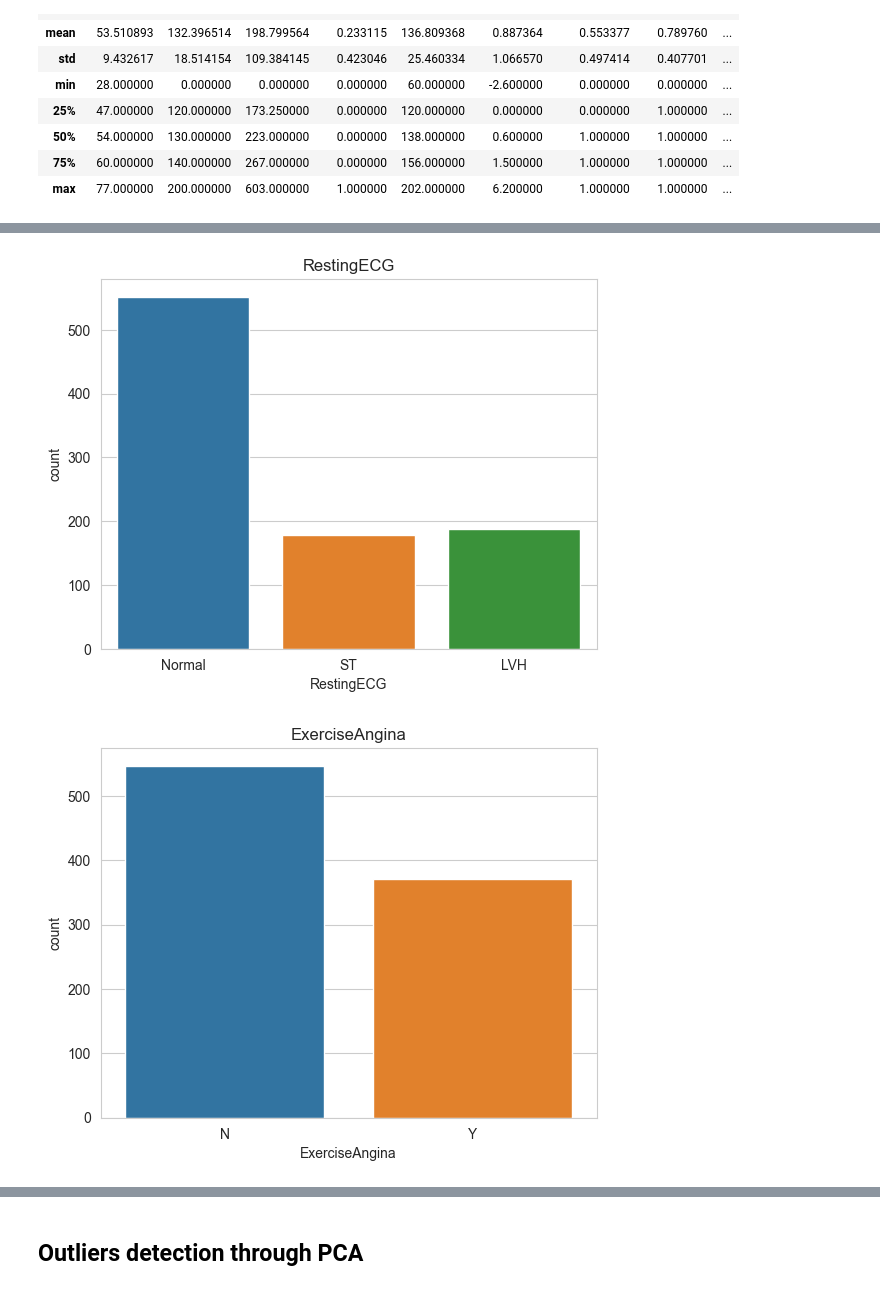
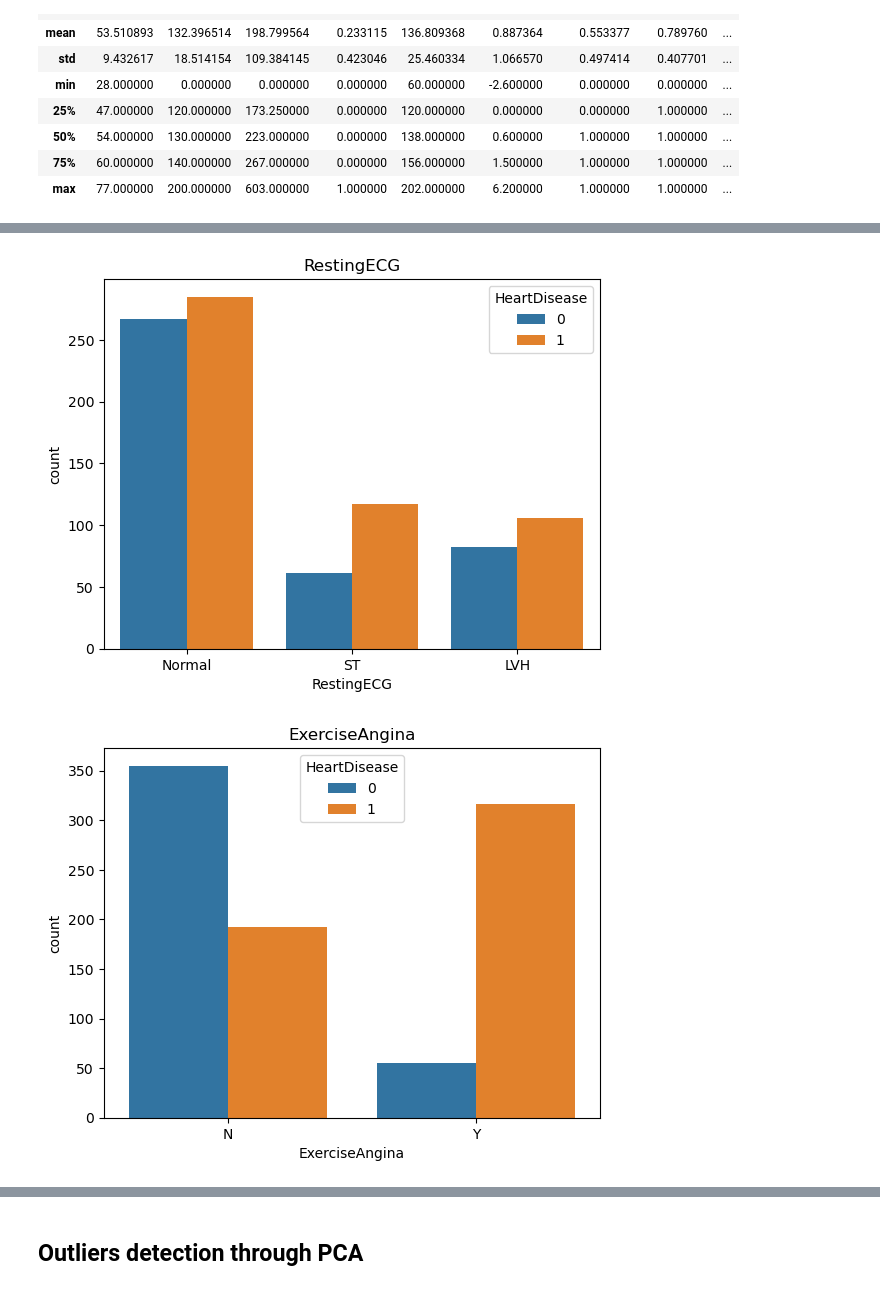
Before and after one commit to Bl4ckEnd/MLAlgoProject, a Jupyter notebook: data_transformation.ipynb, the cells around one changed output, grey strips where cells are left out. Cells and saved outputs as stored; diff of their text form; code cells hidden in the pictures.

```diff
--- a/data_transformation.ipynb
+++ b/data_transformation.ipynb
@@ -135,6 +144,6 @@ sns.pairplot(heart, x_vars=continuous_features, y_vars='HeartDisease', kind = 'r
 categorical_features = ['Sex','ChestPainType','RestingECG','ExerciseAngina','ST_Slope']
 for feature in categorical_features:
     #sns.countplot(x=', y='HeartDisease', data=heart, kind='bar', height=5)
-    sns.countplot(x=feature, data=heart[[feature]]).set(title=feature)
+    sns.countplot(data = heart, x=feature,hue='HeartDisease').set(title=feature)
     plt.show()
 # %% [output]
@@ -143,2 +152,2 @@ for feature in categorical_features:
-[figure, old version]
+[figure, new version]
-[figure, old version]
+[figure, new version]
```
Also changed, not shown: parts of 30 cells of this notebook.
